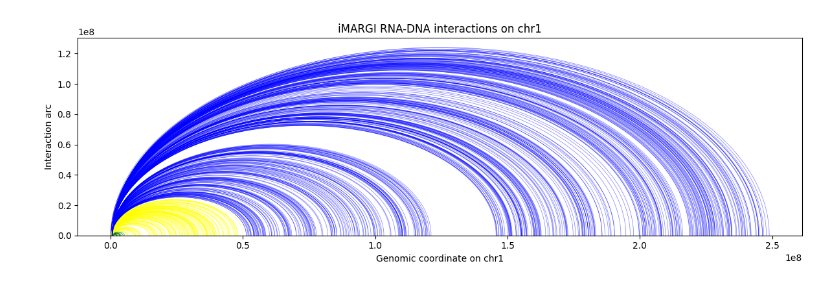
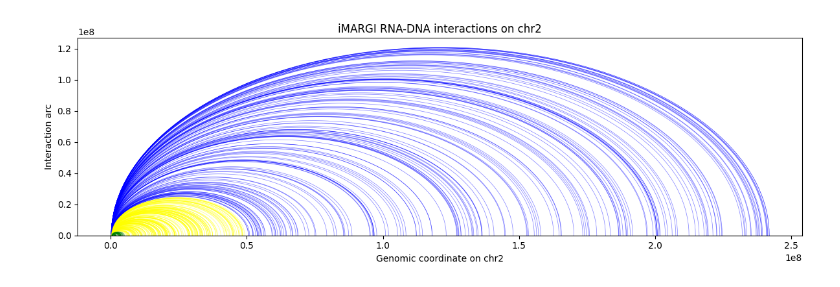
Before and after one commit to BU-BMSIP/ChIPSeq_GPS2_CTCF_PerissiLab, a Jupyter notebook: notebooks/imargi.ipynb, the cells around one changed output. Cells and saved outputs as stored; diff of their text form; code cells hidden in the pictures.

```diff
--- a/notebooks/imargi.ipynb
+++ b/notebooks/imargi.ipynb
@@ -5,8 +5,8 @@ import numpy as np
 
 # -------------------------------
 
-pair_file = "/projectnb/perissilab/Xinyu/GPS2_CHIPseq/iMargi/output/final_test_sample.pairs.gz"
-chromosome = "chr1"
+pair_file = "/projectnb/perissilab/Xinyu/GPS2_CHIPseq/iMargi/output/final_SRR9900120.pairs.gz"
+chromosome = "chr2"
 max_pairs = 1000
 
 # -------------------------------
@@ -25,31 +25,31 @@ with gzip.open(pair_file, 'rt') as f:
             if len(pairs) >= max_pairs:
                 break
 
 # -------------------------------
 
 plt.figure(figsize=(12, 4))
 for pos1, pos2 in pairs:
     x_center = (pos1 + pos2) / 2
     width = abs(pos1 - pos2)
     height = width / 2
     theta = np.linspace(0, np.pi, 100)
     x = x_center + (width/2) * np.cos(theta)
     y = (height) * np.sin(theta)
 
     if width < 5000000:
         color = 'green'
     elif width < 50000000:
         color = 'yellow'
     else:
         color = 'Blue'
 
     plt.plot(x, y, color=color, alpha=0.5, linewidth=0.5)
 
 plt.title(f"iMARGI RNA-DNA interactions on {chromosome}")
 plt.xlabel(f"Genomic coordinate on {chromosome}")
 plt.ylabel("Interaction arc")
 plt.ylim(0, )
 plt.tight_layout()
 plt.show()
 # %% [output]
-[figure, old version]
+[figure, new version]
```
Also changed, not shown: 9 other files.
